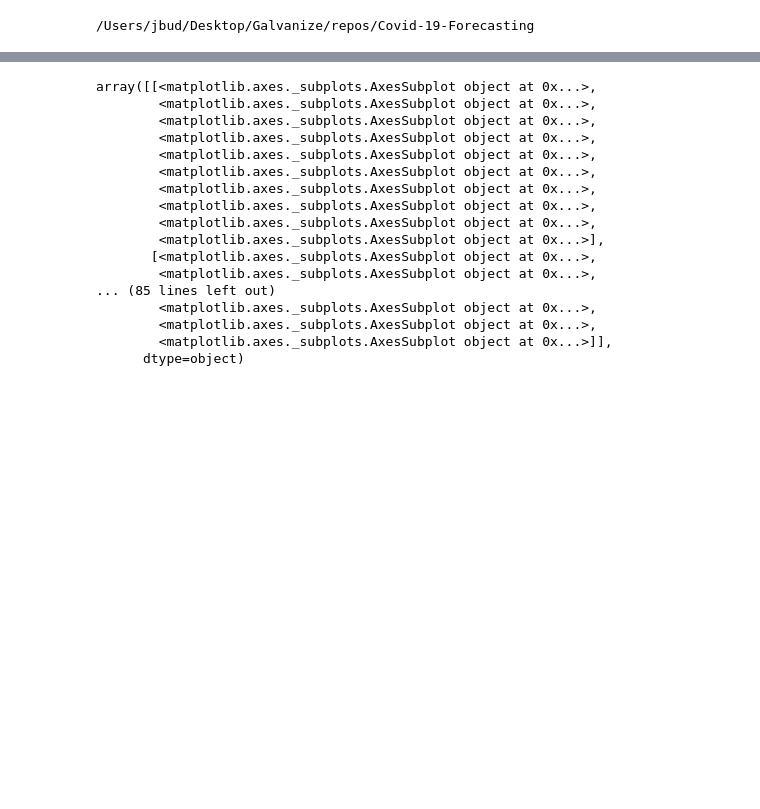
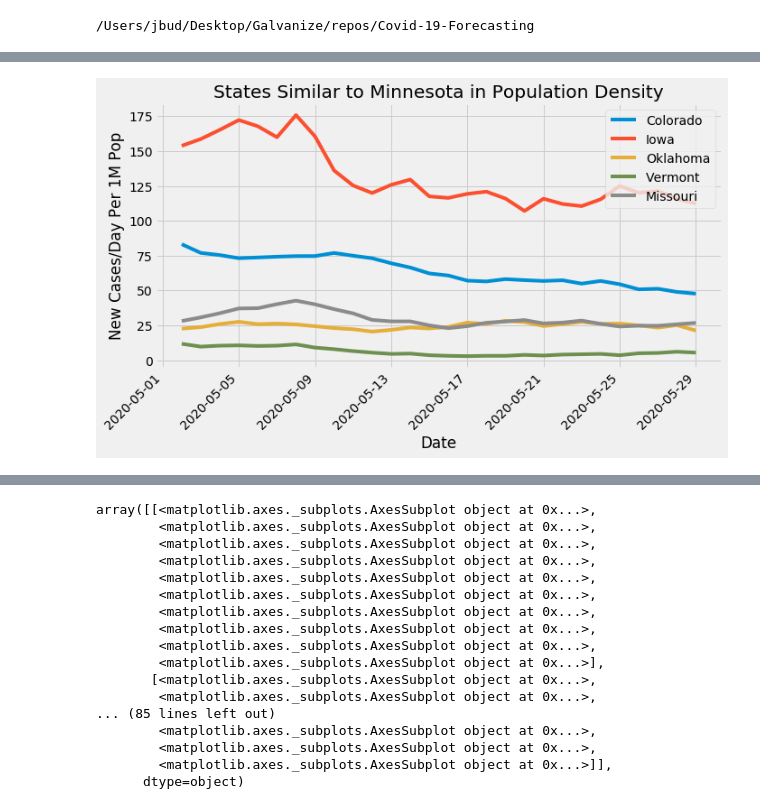
Before and after one commit to Jbudnick/Covid-19-Forecasting, a Jupyter notebook: notebooks/EDA_State_Comparison.ipynb, the cells around one changed output, grey strips where cells are left out. Cells and saved outputs as stored; diff of their text form; code cells hidden in the pictures; blank space fills up the shorter version.

```diff
--- a/notebooks/EDA_State_Comparison.ipynb
+++ b/notebooks/EDA_State_Comparison.ipynb
@@ -678,0 +766,4 @@ plt.xticks(rotation = 90)
+# %%
+Prediction_Insights.plot_similar_states(save = 'images/SimilarTo{}'.format(state))
+# %% [output]
+[figure, added]
```
Also changed, not shown: parts of 17 cells of this notebook, 7 other files.
